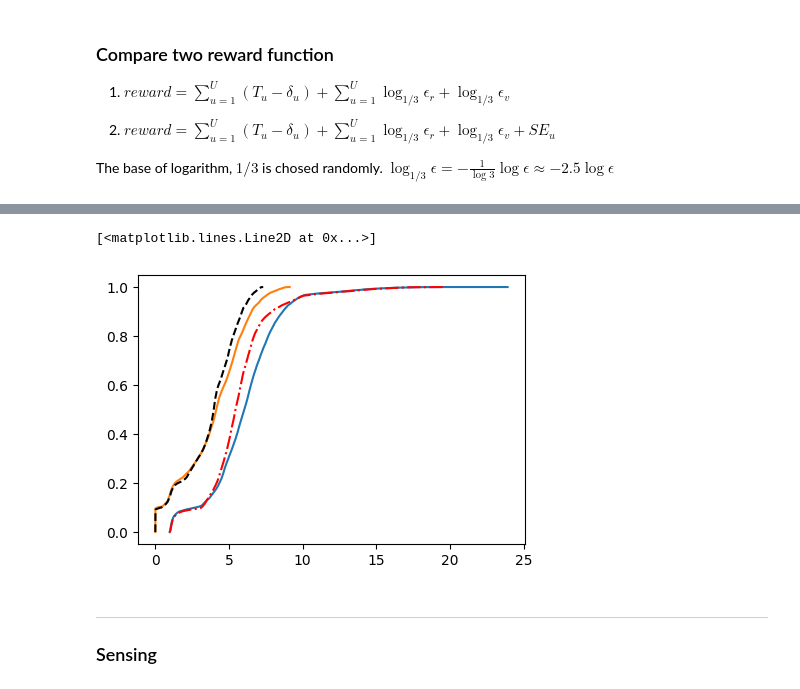
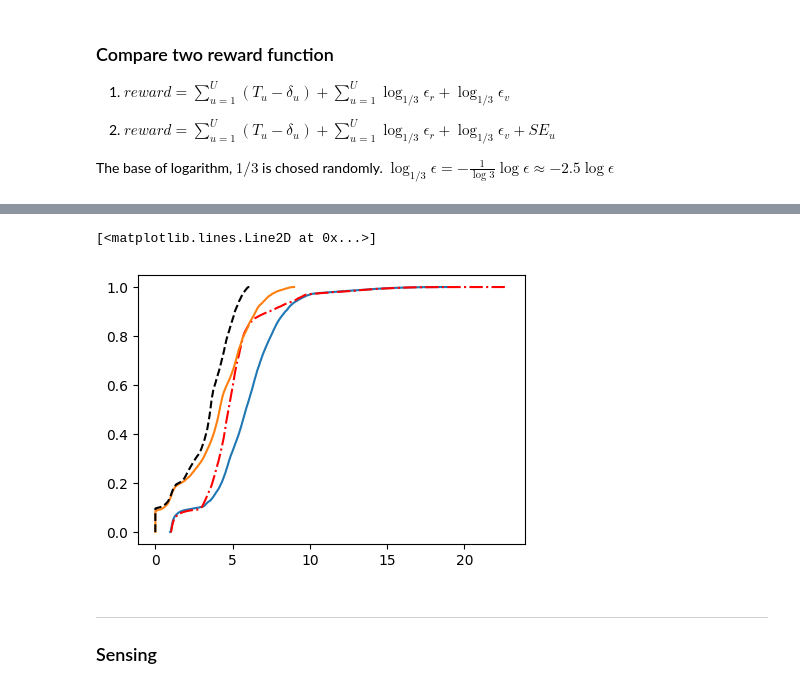
Before and after one commit to april427/Centric-BM, a Jupyter notebook: documents/07-22.ipynb, the cells around one changed output, grey strips where cells are left out. Cells and saved outputs as stored; diff of their text form; code cells hidden in the pictures.

```diff
--- a/documents/07-22.ipynb
+++ b/documents/07-22.ipynb
@@ -350,23 +400,23 @@ plt.tight_layout()
 # %%
 # plot the CDF of SE of two users
 figure_handle = plt.figure()
 figure_handle.set_size_inches(5,3.5)
 ax = figure_handle.add_subplot()
 
-thp_cdf, yvals = cdf_gen('RL_mimo_ofdm/PPO_2ue16Nt_logEstTh_beamAct/genie/', 'SE.csv', 'SE1')
+thp_cdf, yvals = cdf_gen('RL_mimo_ofdm/PPO_2ue16Nt_logEstTh_beamAct/genie_09/', 'SE.csv', 'SE1')
 ax.plot(thp_cdf, yvals, '-', label='Genie')
 
-thp_cdf, yvals = cdf_gen('RL_mimo_ofdm/PPO_2ue16Nt_logEstTh_beamAct_clutters/genie/', 'SE.csv', 'SE1')
+thp_cdf, yvals = cdf_gen('RL_mimo_ofdm/PPO_2ue16Nt_logEstTh_beamAct_clutters/genie_09/', 'SE.csv', 'SE1')
 ax.plot(thp_cdf, yvals, '-.', label='PPO with clutters', color = 'red')
 
-thp_cdf, yvals = cdf_gen('RL_mimo_ofdm/PPO_2ue16Nt_logEstTh_beamAct/genie/', 'SE.csv', 'SE2')
+thp_cdf, yvals = cdf_gen('RL_mimo_ofdm/PPO_2ue16Nt_logEstTh_beamAct/genie_09/', 'SE.csv', 'SE2')
 ax.plot(thp_cdf, yvals, '-', label='Genie')
 
-thp_cdf, yvals = cdf_gen('RL_mimo_ofdm/PPO_2ue16Nt_logEstTh_beamAct_clutters/genie/', 'SE.csv', 'SE2')
+thp_cdf, yvals = cdf_gen('RL_mimo_ofdm/PPO_2ue16Nt_logEstTh_beamAct_clutters/genie_09/', 'SE.csv', 'SE2')
 ax.plot(thp_cdf, yvals, '--', label='PPO with clutters', color = 'black')
 # %% [output]
 [<matplotlib.lines.Line2D at 0x...>]
-[figure, old version]
+[figure, new version]
 # %% [markdown]
 ---
 
```
Also changed, not shown: parts of 12 cells of this notebook, 24 other files.
